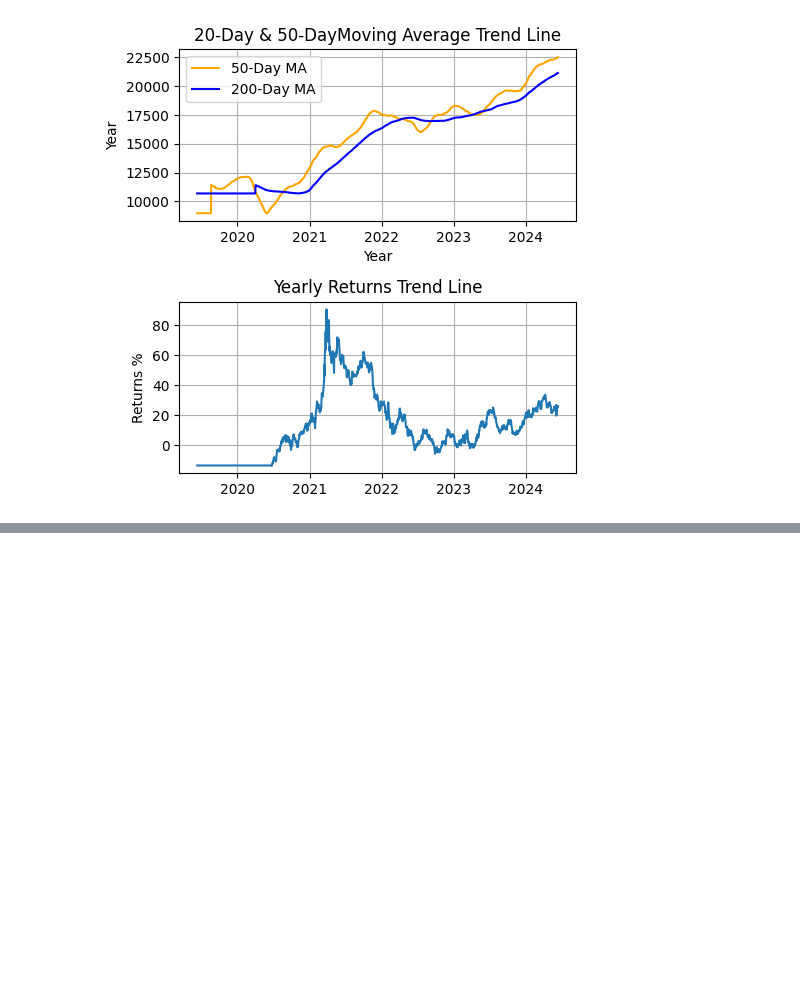
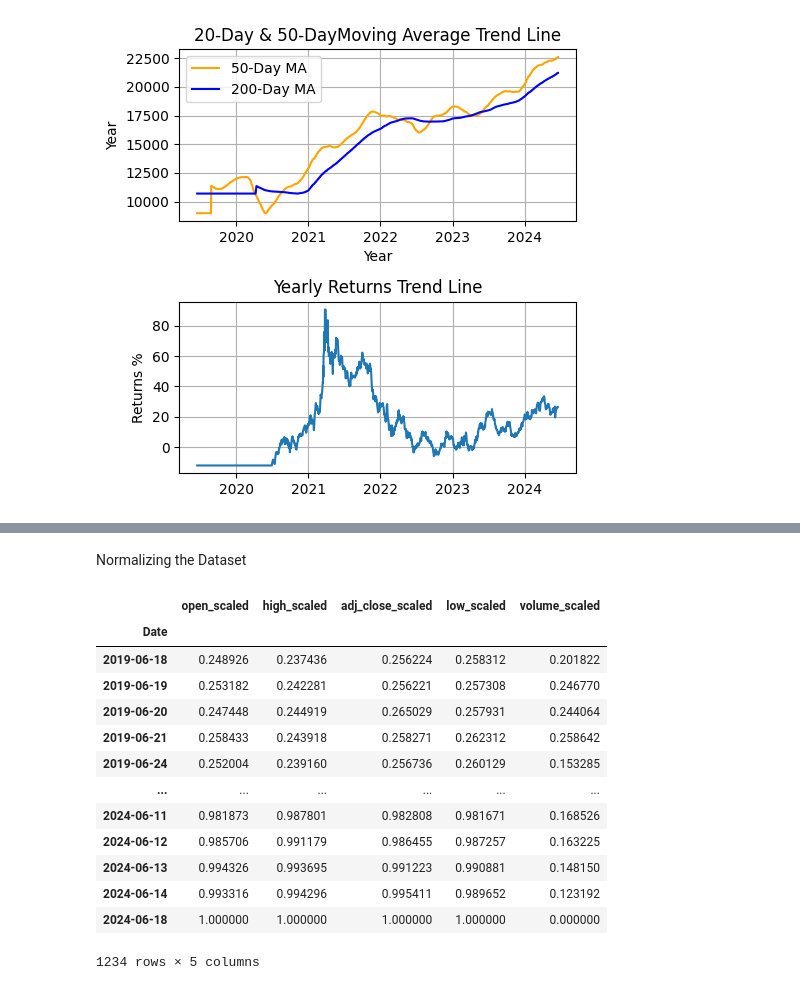
Before and after one commit to Partha-Guntur/BiLSTM-Stock-Market-Analysis, a Jupyter notebook: nifty50-analysis.ipynb, the cells around one changed output, grey strips where cells are left out. Drawn from its saved outputs; the diff is of its cells as text; code cells hidden in the pictures; blank space fills up the shorter version.

```diff
--- a/nifty50-analysis.ipynb
+++ b/nifty50-analysis.ipynb
@@ -51,7 +51,7 @@ Bin200_Day = nifty50_data['Close'].rolling(window=200).mean()
 ## Cleaning and Pre processing
 # %%
 if 'Dividends' in nifty50_data.columns and 'Stock Splits' in nifty50_data.columns:
-    nifty50_data = nifty50_data.drop(columns=['Dividends', 'Stock Splits'])
+    nifty50_data = nifty50_data.drop(columns=['Dividends', 'Stock Splits', 'Close'])
 # %%
 nifty50_data.isnull().sum()
 # %% [output]
@@ -62,6 +62,8 @@ Close        0
 Adj Close    0
 Volume       0
 dtype: int64
+# %%
+nifty50_data.drop(columns=['Close'], inplace=True)
 # %%
 
 # nifty50_data = nifty50_data.drop(columns=['50-Day MA', '200-Day MA', 'Yearly Return'])
@@ -104,0 +117,31 @@ showIndexGraphs()
+# %% [markdown]
+Normalizing the Dataset
+# %%
+import numpy as np
+
+nifty_open_scaled = (nifty50_data['Open'] - np.min(nifty50_data['Open'])) / (np.max(nifty50_data['Open']) - np.min(nifty50_data['Open']))
+nifty_adjclose_scaled = (nifty50_data['Adj Close'] - np.min(nifty50_data['Adj Close'])) / (np.max(nifty50_data['Adj Close']) - np.min(nifty50_data['Adj Close']))
+nifty_high_scaled = (nifty50_data['High'] - np.min(nifty50_data['High'])) / (np.max(nifty50_data['High']) - np.min(nifty50_data['High']))
+nifty_low_scaled = (nifty50_data['Low'] - np.min(nifty50_data['Low'])) / (np.max(nifty50_data['Low']) - np.min(nifty50_data['Low']))
+nifty_volume_scaled = (nifty50_data['Volume'] - np.min(nifty50_data['Volume'])) / (np.max(nifty50_data['Volume']) - np.min(nifty50_data['Volume']))
+# %%
+nifty50_data_df = pd.DataFrame({'open_scaled': nifty_open_scaled, 'high_scaled': nifty_high_scaled,
+                            'adj_close_scaled': nifty_adjclose_scaled, 'low_scaled': nifty_low_scaled,
+                              'volume_scaled': nifty_volume_scaled})
+# %%
+nifty50_data_df
+# %% [output]
+|  | open_scaled | high_scaled | adj_close_scaled | low_scaled | volume_scaled |
+| Date |  |  |  |  |  |
+| 2019-06-18 | 0.248926 | 0.237436 | 0.256224 | 0.258312 | 0.201822 |
+| 2019-06-19 | 0.253182 | 0.242281 | 0.256221 | 0.257308 | 0.246770 |
+| 2019-06-20 | 0.247448 | 0.244919 | 0.265029 | 0.257931 | 0.244064 |
+| 2019-06-21 | 0.258433 | 0.243918 | 0.258271 | 0.262312 | 0.258642 |
+| 2019-06-24 | 0.252004 | 0.239160 | 0.256736 | 0.260129 | 0.153285 |
+| ... | ... | ... | ... | ... | ... |
+| 2024-06-11 | 0.981873 | 0.987801 | 0.982808 | 0.981671 | 0.168526 |
+| 2024-06-12 | 0.985706 | 0.991179 | 0.986455 | 0.987257 | 0.163225 |
+| 2024-06-13 | 0.994326 | 0.993695 | 0.991223 | 0.990881 | 0.148150 |
+| 2024-06-14 | 0.993316 | 0.994296 | 0.995411 | 0.989652 | 0.123192 |
+| 2024-06-18 | 1.000000 | 1.000000 | 1.000000 | 1.000000 | 0.000000 |
+1234 rows × 5 columns
```
Also changed, not shown: parts of 2 cells of this notebook, 1 other file.
